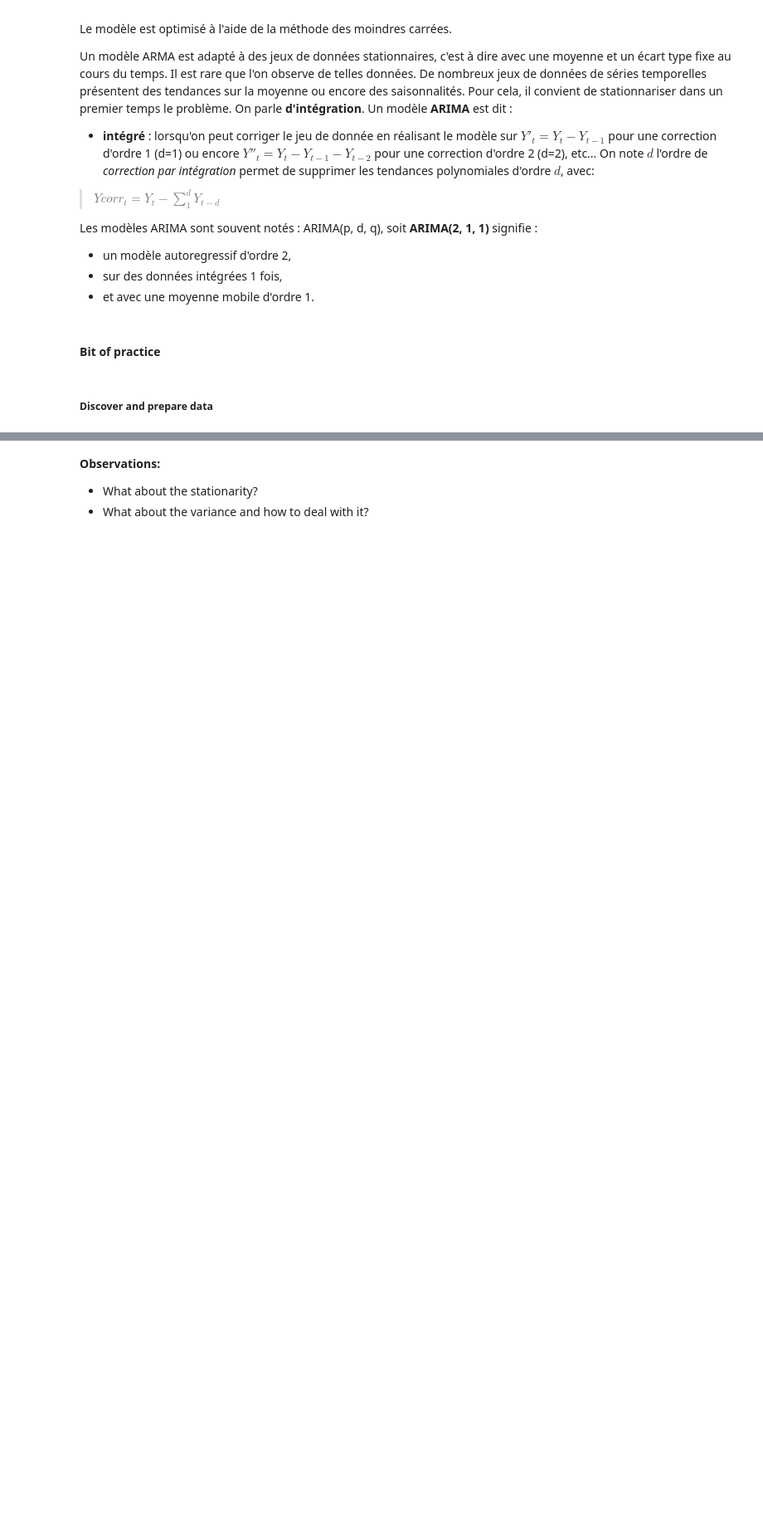
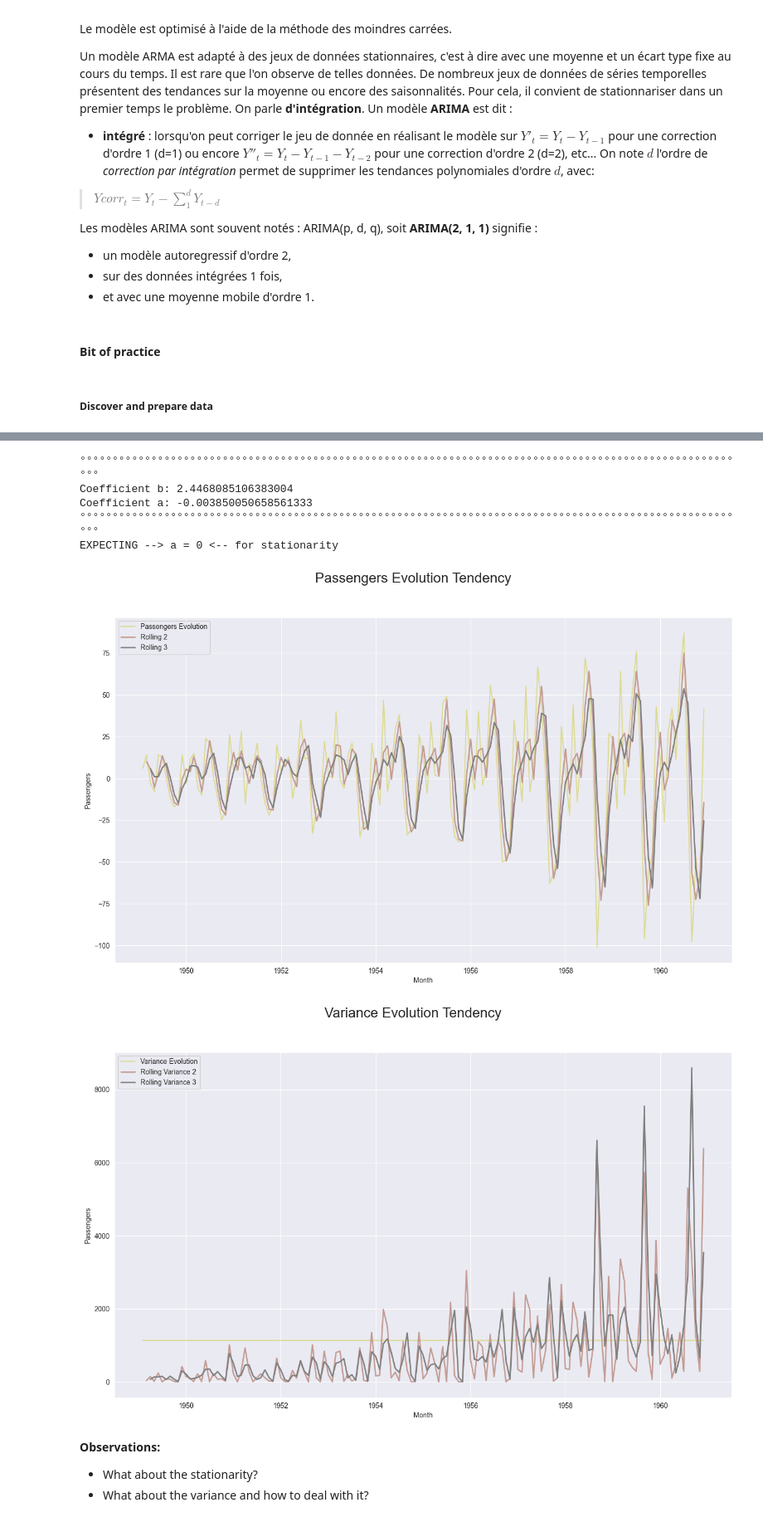
Before and after one commit to ManuLabricole/CDN-MachineLearning, a Jupyter notebook: ML6/2023_Campus_ML6-NB2.ipynb, the cells around one changed output, grey strips where cells are left out. Shown at 83% size. Drawn from its saved outputs; the diff is of its cells as text; code cells hidden in the pictures; blank space fills up the shorter version.

```diff
--- a/ML6/2023_Campus_ML6-NB2.ipynb
+++ b/ML6/2023_Campus_ML6-NB2.ipynb
@@ -293,3 +416,16 @@ plt.show()
+# %%
+df_diff = pd.DataFrame(df["Passengers"].diff().dropna())
+df_diff = df_diff
+# %%
+study_stationarity(df_diff, 2, 3)
+# %% [output]
+°°°°°°°°°°°°°°°°°°°°°°°°°°°°°°°°°°°°°°°°°°°°°°°°°°°°°°°°°°°°°°°°°°°°°°°°°°°°°°°°°°°°°°°°°°°°°°°°°°°°°°°°
+Coefficient b: 2.4468085106383004
+Coefficient a: -0.003850050658561333
+°°°°°°°°°°°°°°°°°°°°°°°°°°°°°°°°°°°°°°°°°°°°°°°°°°°°°°°°°°°°°°°°°°°°°°°°°°°°°°°°°°°°°°°°°°°°°°°°°°°°°°°°
+EXPECTING --> a = 0 <-- for stationarity
+[figure, added]
+[figure, added]
 # %% [markdown]
 **Observations:**
  - What about the stationarity?
```
Also changed, not shown: parts of 73 cells of this notebook, 2 other files.
